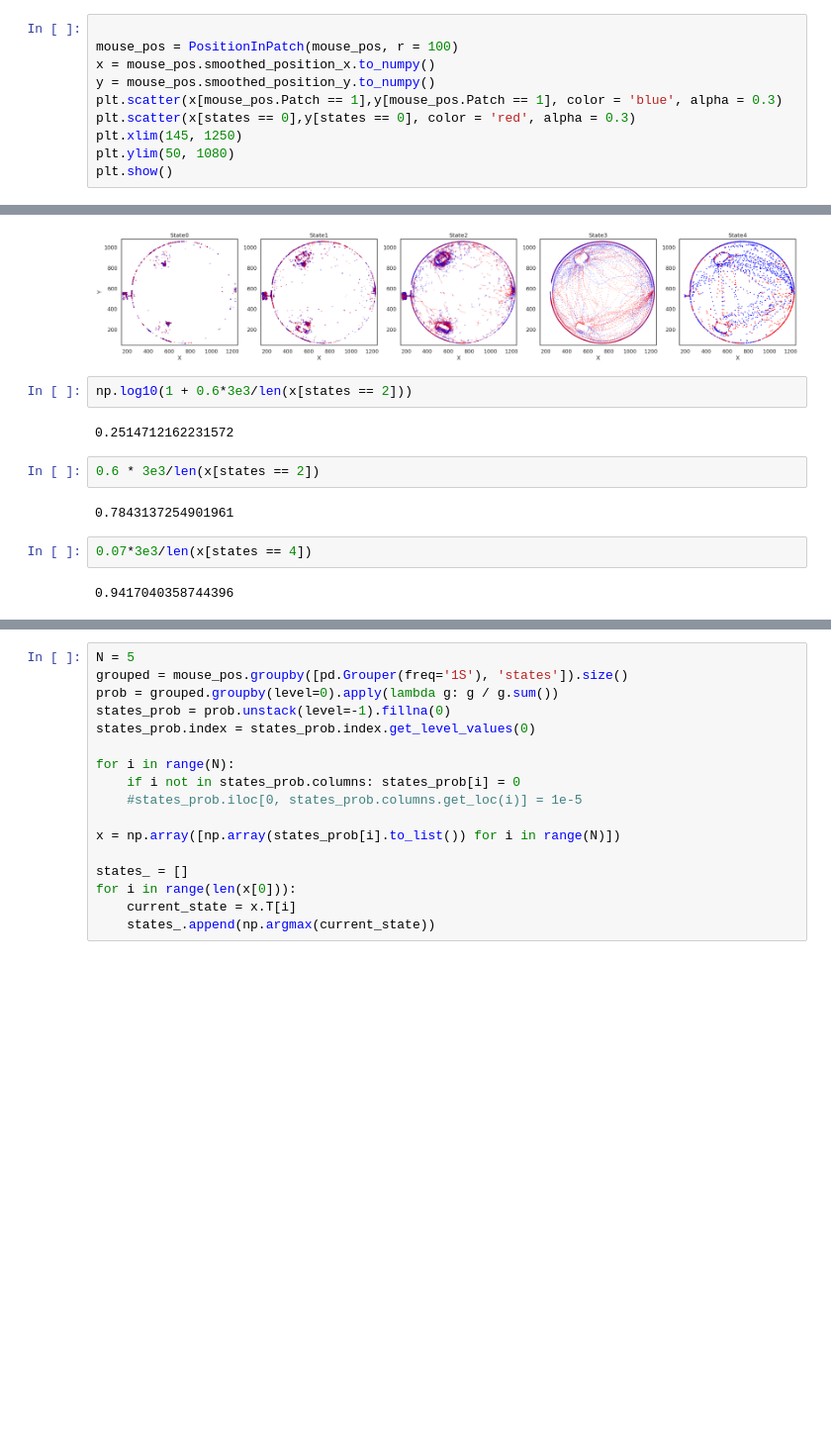
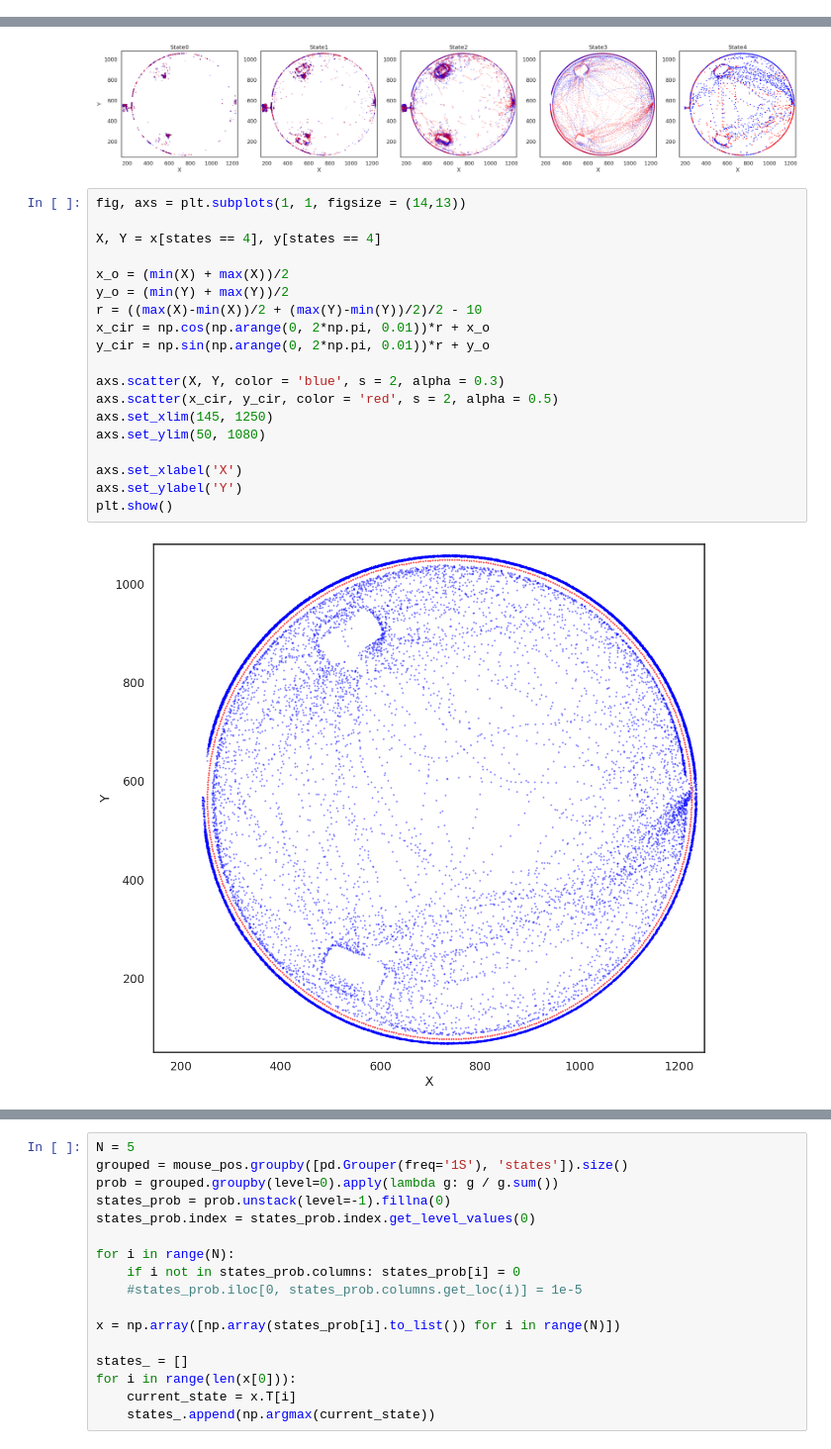
Before and after one commit to zimoli02/2023-2024-SURFiN-Foraging-Project, a Jupyter notebook: Scripts/BAA-1101819-2022-08-15.ipynb, the cells around one changed output, grey strips where cells are left out. Shown at 99% size. Drawn from its saved outputs; the diff is of its cells as text; blank space fills up the shorter version.

```diff
--- a/Scripts/BAA-1101819-2022-08-15.ipynb
+++ b/Scripts/BAA-1101819-2022-08-15.ipynb
@@ -107,13 +107,3 @@ count = 0
 for i in range(len(mouse_pos)):
     if mouse_pos.states[i] == 0:
         if mouse_pos.Patch1[i] == 1 or mouse_pos.Patch2[i] == 1: count += 1
-# %%
-
-mouse_pos = PositionInPatch(mouse_pos, r = 100)
-x = mouse_pos.smoothed_position_x.to_numpy()
-y = mouse_pos.smoothed_position_y.to_numpy()
-plt.scatter(x[mouse_pos.Patch == 1],y[mouse_pos.Patch == 1], color = 'blue', alpha = 0.3)
-plt.scatter(x[states == 0],y[states == 0], color = 'red', alpha = 0.3)
-plt.xlim(145, 1250)
-plt.ylim(50, 1080)
-plt.show()
@@ -217,15 +212,24 @@ plt.show()
 # Red: go left
 # %% [output]
 [figure]
-# %%
-np.log10(1 + 0.6*3e3/len(x[states == 2]))
-# %% [output]
-0.2514712162231572
-# %%
-0.6 * 3e3/len(x[states == 2])
-# %% [output]
-0.7843137254901961
-# %%
-0.07*3e3/len(x[states == 4])
-# %% [output]
-0.9417040358744396
+# %%
+fig, axs = plt.subplots(1, 1, figsize = (14,13))
+
+X, Y = x[states == 4], y[states == 4]
+
+x_o = (min(X) + max(X))/2
+y_o = (min(Y) + max(Y))/2
+r = ((max(X)-min(X))/2 + (max(Y)-min(Y))/2)/2 - 10
+x_cir = np.cos(np.arange(0, 2*np.pi, 0.01))*r + x_o
+y_cir = np.sin(np.arange(0, 2*np.pi, 0.01))*r + y_o
+
+axs.scatter(X, Y, color = 'blue', s = 2, alpha = 0.3)
+axs.scatter(x_cir, y_cir, color = 'red', s = 2, alpha = 0.5)
+axs.set_xlim(145, 1250)
+axs.set_ylim(50, 1080)
+
+axs.set_xlabel('X')
+axs.set_ylabel('Y')
+plt.show()
+# %% [output]
+[figure, added]
```
Also changed, not shown: parts of 7 cells of this notebook, 20 other files.
